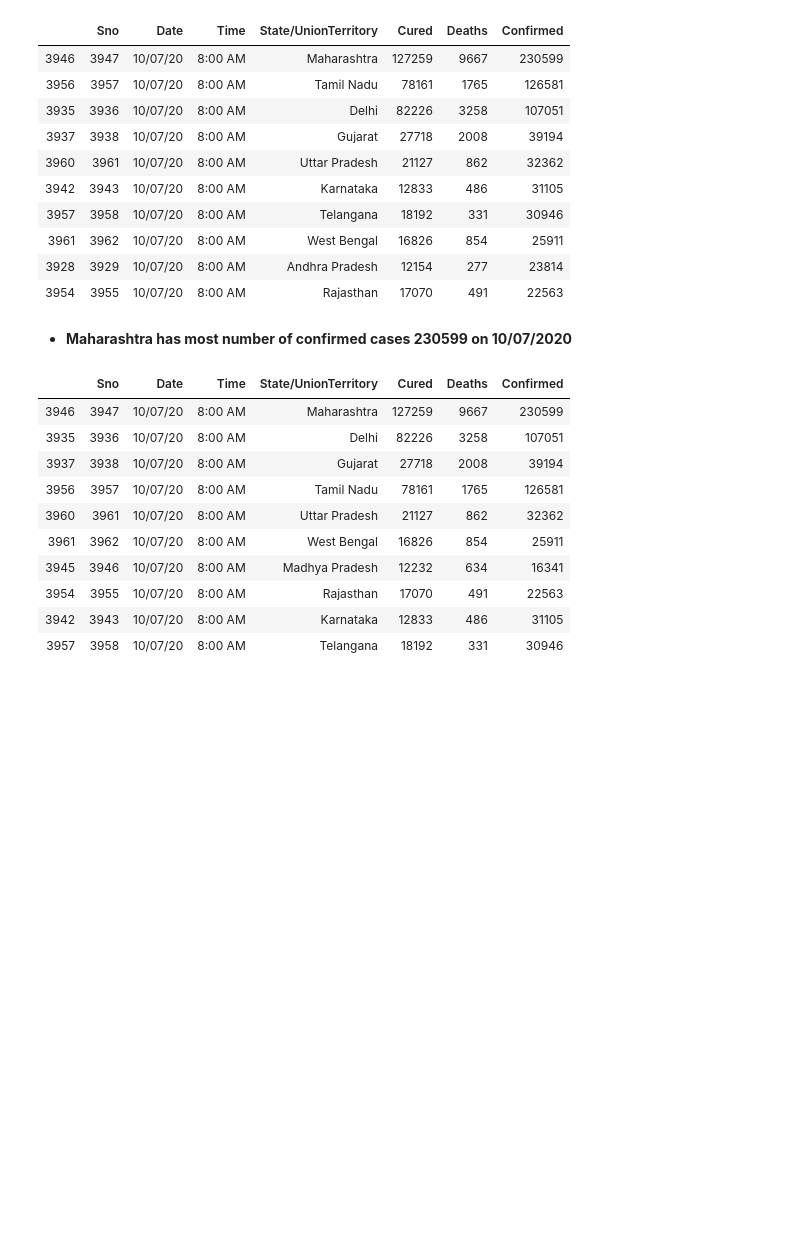
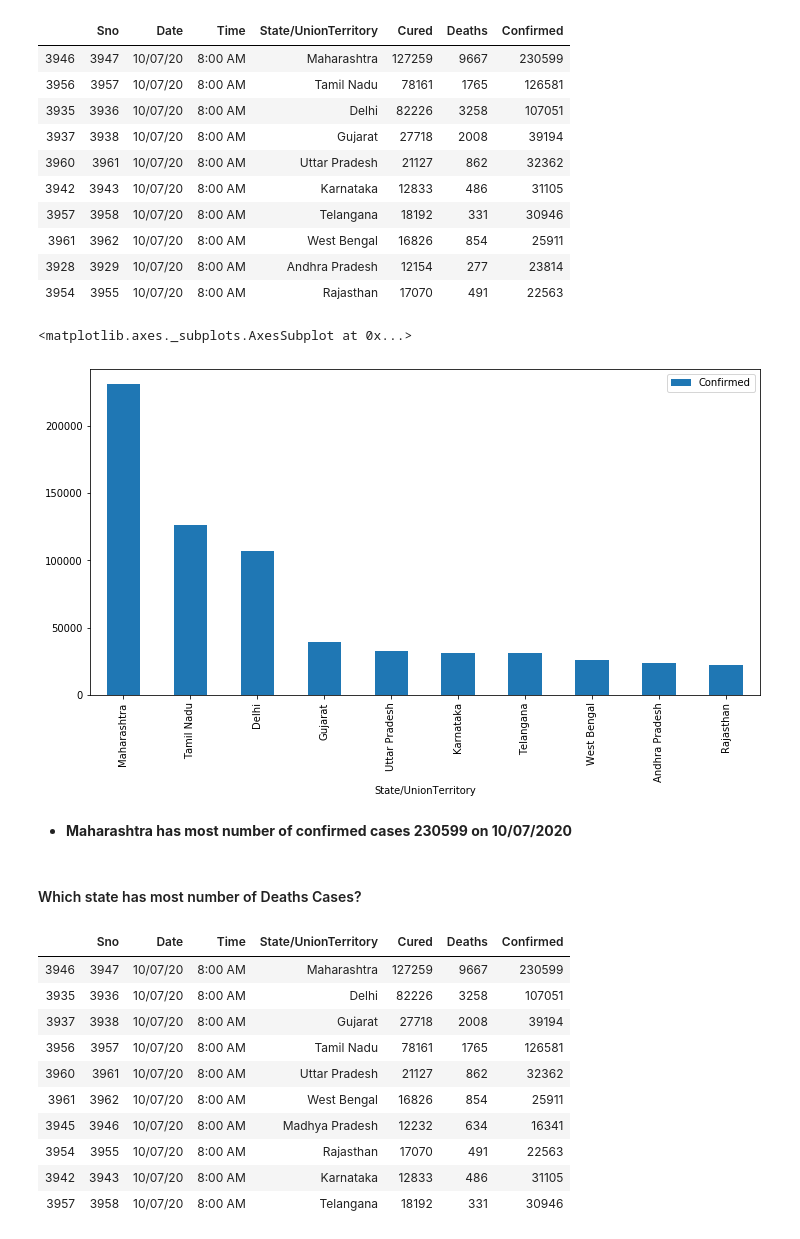
Before and after one commit to ashwanisng/Covid-19-Data-Analysis, a Jupyter notebook: Covid-19 Data Analysis.ipynb, the cells around one changed output. Cells and saved outputs as stored; diff of their text form; code cells hidden in the pictures; blank space fills up the shorter version.

```diff
--- a/Covid-19 Data Analysis.ipynb
+++ b/Covid-19 Data Analysis.ipynb
@@ -146,8 +149,17 @@ covid_new.sort_values(by='Confirmed', ascending=False)[:10]
 | 3961 | 3962 | 10/07/20 | 8:00 AM | West Bengal | 16826 | 854 | 25911 |
 | 3928 | 3929 | 10/07/20 | 8:00 AM | Andhra Pradesh | 12154 | 277 | 23814 |
 | 3954 | 3955 | 10/07/20 | 8:00 AM | Rajasthan | 17070 | 491 | 22563 |
+# %%
+# plot the bar graph of top 10 state with most number of confirmed cases on 10/07/20
+
+covid_new.sort_values(by="Confirmed", ascending=False)[:10].plot(x='State/UnionTerritory',y='Confirmed',kind='bar', figsize=(12,6))
+# %% [output]
+<matplotlib.axes._subplots.AxesSubplot at 0x...>
+[figure, added]
 # %% [markdown]
 - **Maharashtra has most number of confirmed cases 230599 on 10/07/2020**
+# %% [markdown]
+#### Which state has most number of Deaths Cases?
 # %%
 # sort the dataset of top 10 state with most Death cases on 10/07/20
 
```
Also changed, not shown: parts of 49 cells of this notebook.
